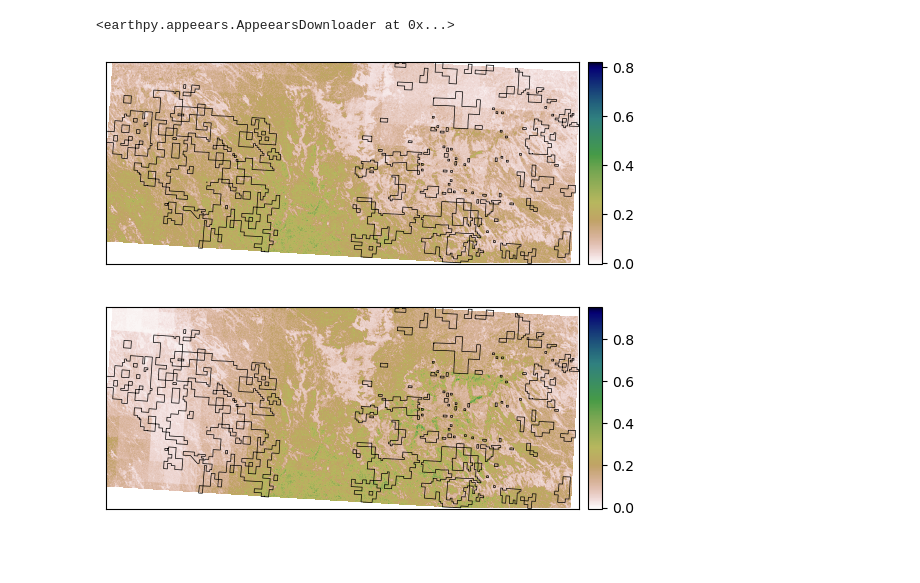
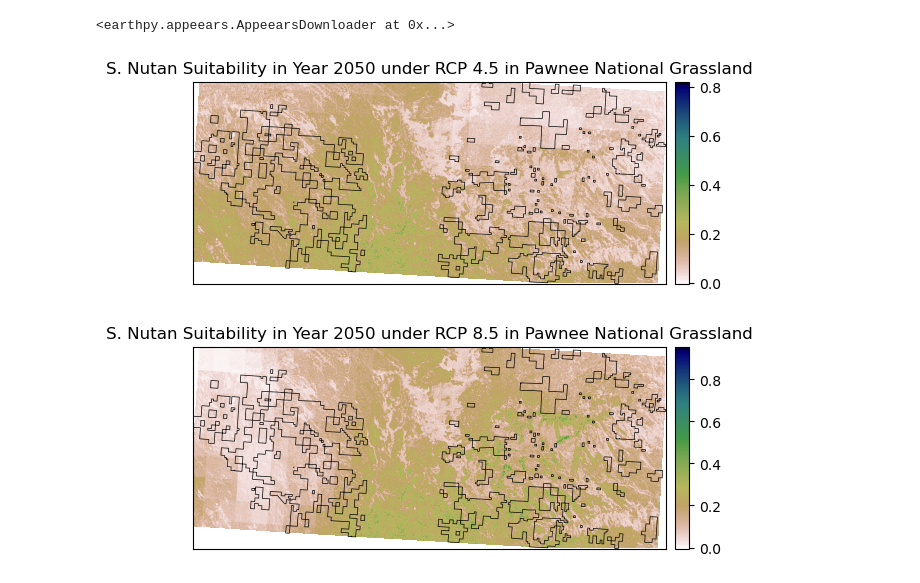
Before and after one commit to taylor-obrien/Grassland-Final-Project-, a Jupyter notebook: pawnee-national-grassland.ipynb, the cells around one changed output. Saved outputs shown, nothing was run; the diff lists cells and outputs as text; code cells hidden in the pictures; blank space fills up the shorter version.

```diff
--- a/pawnee-national-grassland.ipynb
+++ b/pawnee-national-grassland.ipynb
@@ -207,32 +215,40 @@ final_precip_scale_85 = (precip_rescale_85 - precip_rescale_85.min()) / (24 - pr
 # %%
 # Final Model for RCP 4.5- uncomment last line to see plot
 
 model_45 = final_precip_scale_45 * final_ph_scale * final_scale
 model_45 = model_45.rio.write_crs(utm_epsg)
 model_45_clip = model_45.rio.clip(pawnee_gdf.geometry)
-#model_45_clip.hvplot() * pawnee_gdf.hvplot(color=None)
+# model_45_clip.hvplot(
+#     title='S. Nutan Suitability in Year 2050'
+#     'under RCP 4.5 in Pawnee National Grassland')* pawnee_gdf.hvplot(color=None)
 
 # Plotting with matplotlib to save space (was having an issue uploading with hvplot because of file size being too big)
 pawnee_extent = plotting_extent(model_45.values, model_45.rio.transform())
 fig, ax = plt.subplots()
-ep.plot_bands(model_45, ax=ax, extent=pawnee_extent, cmap='gist_earth_r')
+ep.plot_bands(model_45, ax=ax, extent=pawnee_extent, cmap='gist_earth_r',
+            title='S. Nutan Suitability in Year 2050 '
+            'under RCP 4.5 in Pawnee National Grassland')
 pawnee_gdf.boundary.plot(ax=ax, color='black', linewidth=.5)
 plt.show()
 # %% [output]
-[figure, old version]
+[figure, new version]
 # %%
 # Final Model for RCP 8.5- uncomment last line to see plot
 
 model_85 = final_precip_scale_85 * final_ph_scale * final_scale
 model_85 = model_85.rio.write_crs(utm_epsg)
 model_85_clip = model_85.rio.clip(pawnee_gdf.geometry)
-# model_85_clip.hvplot() * pawnee_gdf.hvplot(color=None)
+# model_85_clip.hvplot(
+#     title='S. Nutan Suitability in Year 2050'
+#     'under RCP 8.5 in Pawnee National Grassland')* pawnee_gdf.hvplot(color=None)
 
 # Plotting with matplotlib to save space (was having an issue uploading with hvplot because of file size being too big)
 pawnee_extent = plotting_extent(model_85.values, model_85.rio.transform())
 fig, ax = plt.subplots()
-ep.plot_bands(model_85, ax=ax, extent=pawnee_extent, cmap='gist_earth_r')
+ep.plot_bands(model_85, ax=ax, extent=pawnee_extent, cmap='gist_earth_r',
+            title='S. Nutan Suitability in Year 2050 '
+            'under RCP 8.5 in Pawnee National Grassland')
 pawnee_gdf.boundary.plot(ax=ax, color='black', linewidth=.5)
 plt.show()
 # %% [output]
-[figure, old version]
+[figure, new version]
```
Also changed, not shown: parts of 5 cells of this notebook.
